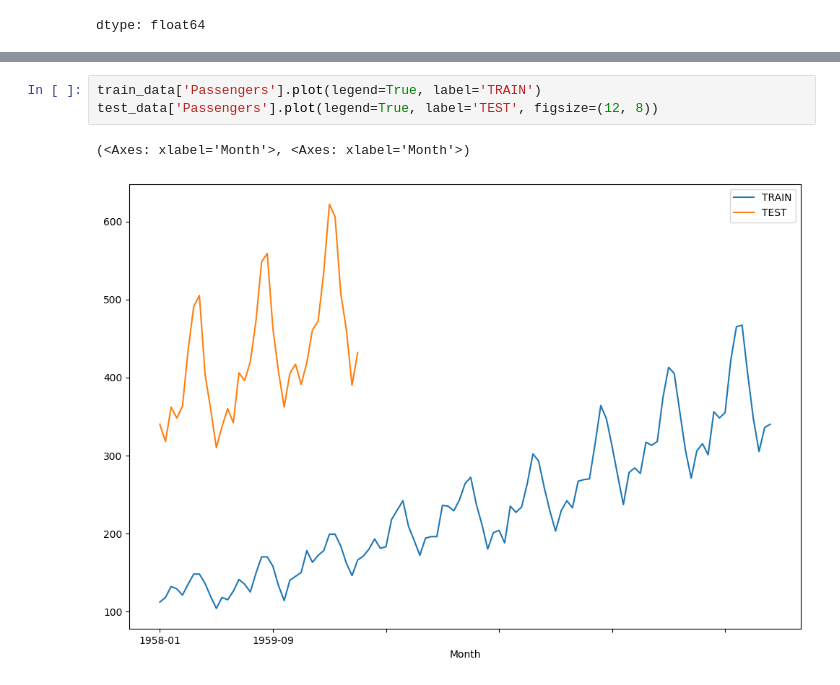
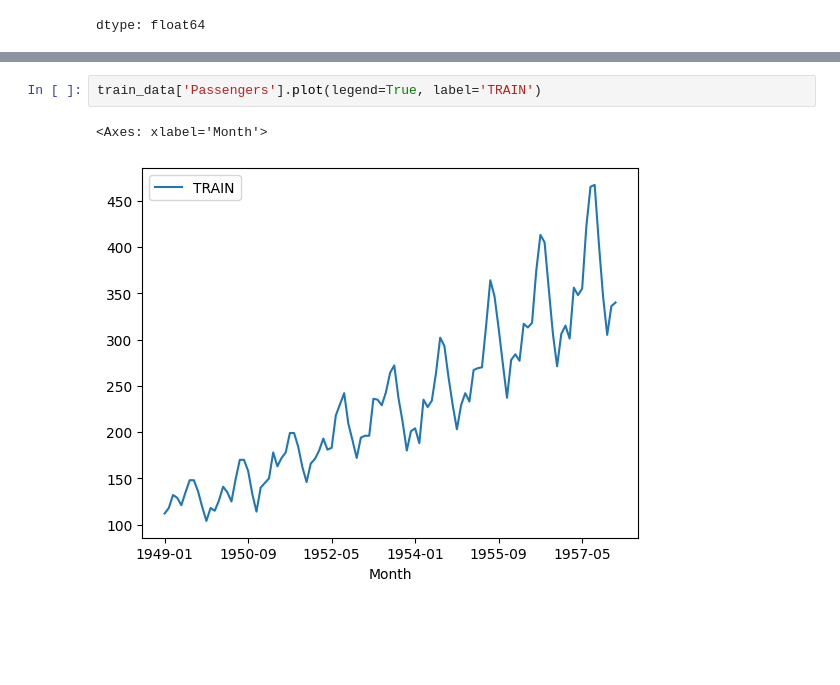
Before and after one commit to Mercymerine/Machine_learning2, a Jupyter notebook: Introduction_to_forecasting.ipynb, the cells around one changed output, grey strips where cells are left out. Saved outputs shown, nothing was run; the diff lists cells and outputs as text; blank space fills up the shorter version.

```diff
--- a/Introduction_to_forecasting.ipynb
+++ b/Introduction_to_forecasting.ipynb
@@ -92,6 +92,5 @@ df.tail()
 # %%
 train_data['Passengers'].plot(legend=True, label='TRAIN')
-test_data['Passengers'].plot(legend=True, label='TEST', figsize=(12, 8))
 # %% [output]
-(<Axes: xlabel='Month'>, <Axes: xlabel='Month'>)
+<Axes: xlabel='Month'>
-[figure, old version]
+[figure, new version]
```
Also changed, not shown: parts of 21 cells of this notebook.
